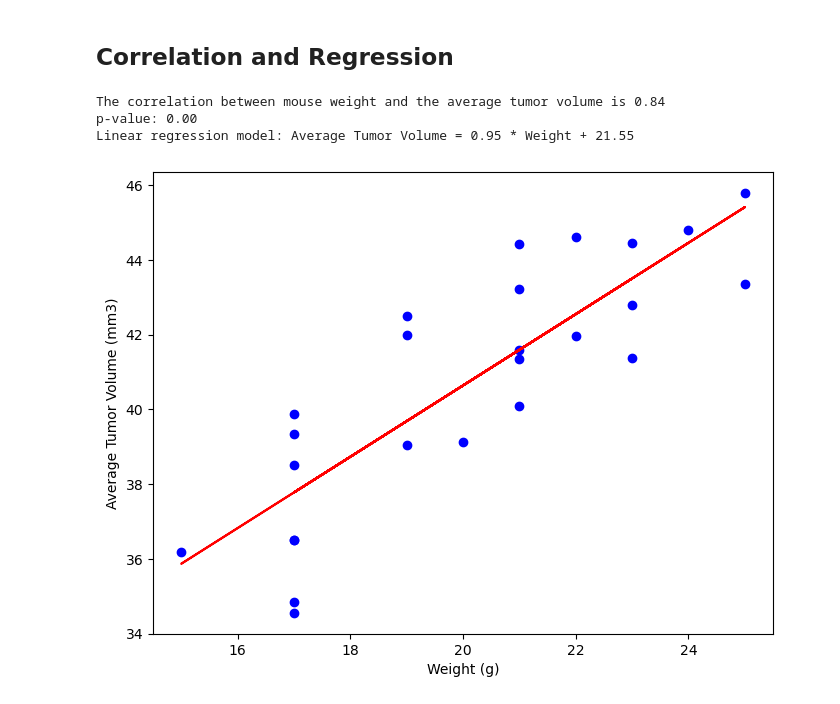
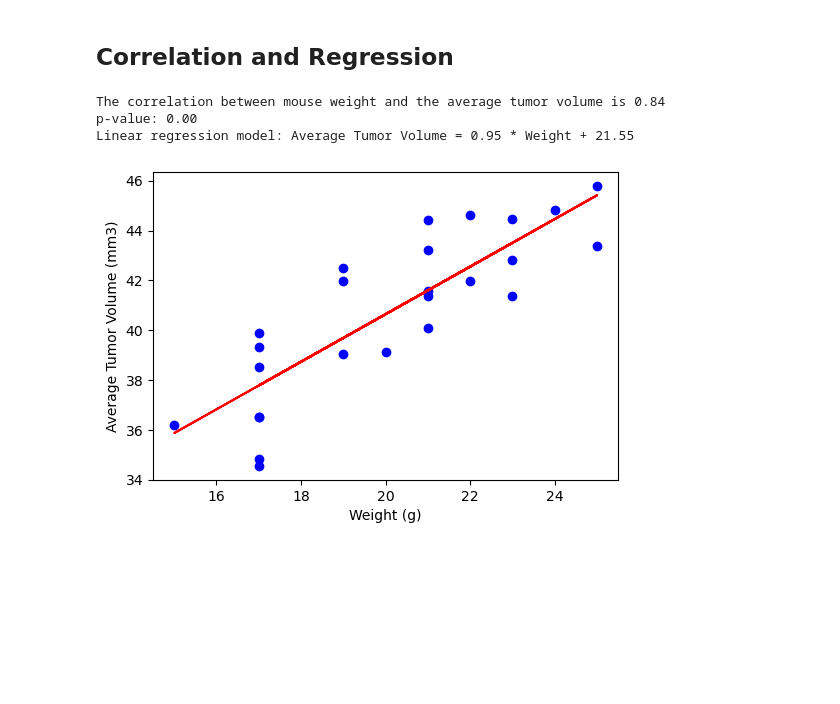
Before and after one commit to Ernawaty2024/matplotlib_challenge, a Jupyter notebook: Pymaceuticals/Pymaceuticals.ipynb.ipynb, the cells around one changed output. Saved outputs shown, nothing was run; the diff lists cells and outputs as text; code cells hidden in the pictures; blank space fills up the shorter version.

```diff
--- a/Pymaceuticals/Pymaceuticals.ipynb.ipynb
+++ b/Pymaceuticals/Pymaceuticals.ipynb.ipynb
@@ -333,31 +336,31 @@ plt.show()
 # %%
 # Calculate the correlation coefficient and a linear regression model
 # for mouse weight and average observed tumor volume for the entire Capomulin regimen
 correlation, p_value = pearsonr(merged_data['Weight (g)'], merged_data['Average Tumor Volume (mm3)'])
 print(f'The correlation between mouse weight and the average tumor volume is {correlation:.2f}')
 print(f'p-value: {p_value:.2f}')
 
 # Fit a linear regression model
 x = merged_data[['Weight (g)']]
 y = merged_data['Average Tumor Volume (mm3)']
 model = LinearRegression()
 model.fit(x,y)
 
 slope = model.coef_[0]
 intercept = model.intercept_
 print (f'Linear regression model: Average Tumor Volume = {slope:.2f} * Weight + {intercept:.2f}')
 
 # Generate the scatter plot with the regression line
-plt.figure(figsize=(8,6))
+plt.figure(figsize=(6,4))
 plt.scatter(merged_data['Weight (g)'], merged_data['Average Tumor Volume (mm3)'], marker='o', color='b')
 plt.plot(merged_data['Weight (g)'],model.predict(x), color='r', label='Regression Line')
 
 plt.xlabel('Weight (g)')
 plt.ylabel('Average Tumor Volume (mm3)')
 
 plt.show()
 # %% [output]
 The correlation between mouse weight and the average tumor volume is 0.84
 p-value: 0.00
 Linear regression model: Average Tumor Volume = 0.95 * Weight + 21.55
-[figure, old version]
+[figure, new version]
```
Also changed, not shown: parts of 3 cells of this notebook.
